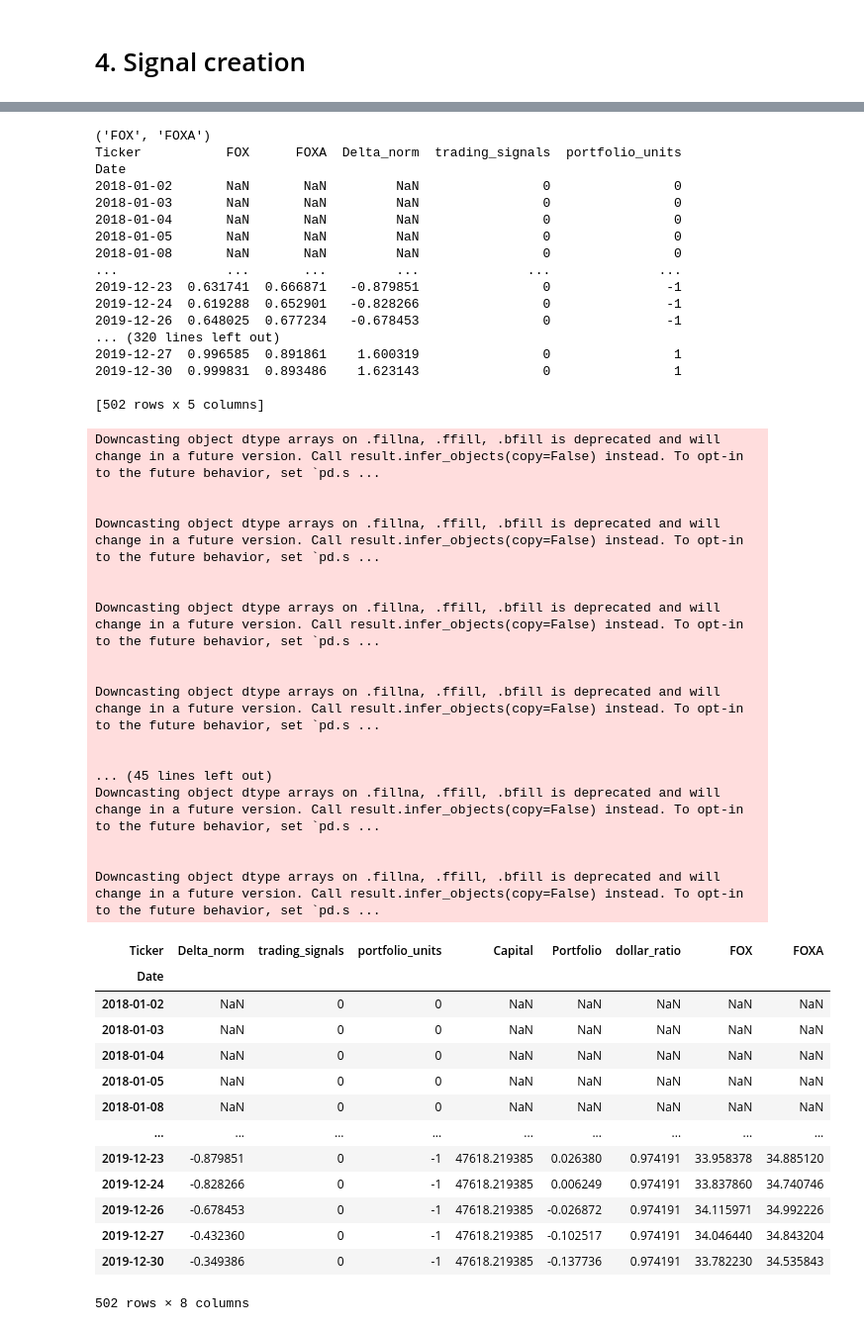
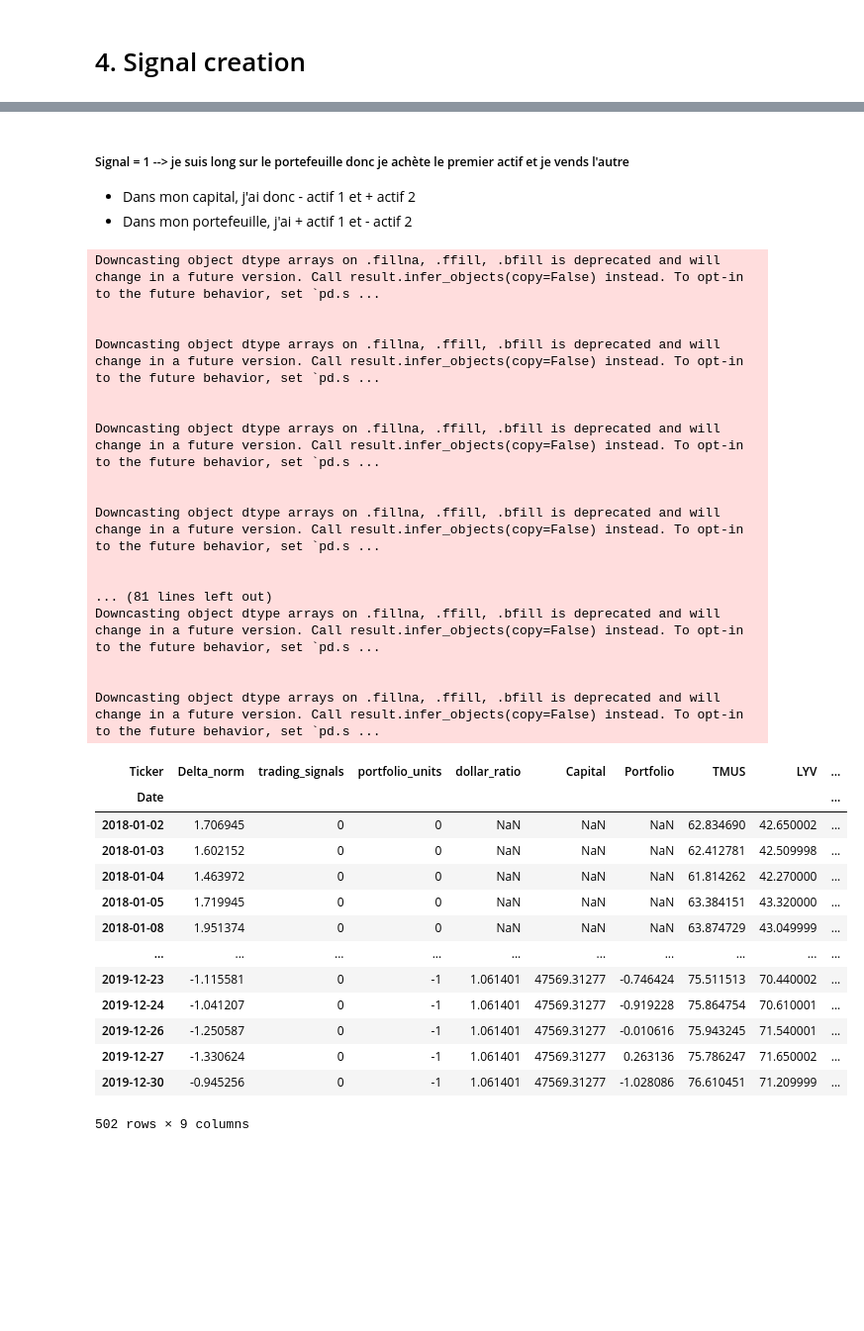
Before and after one commit to Antoinebattini/Pair_trading, a Jupyter notebook: Pair_Trading_Strategy_1.ipynb, the cells around one changed output, grey strips where cells are left out. Shown at 99% size. Saved outputs shown, nothing was run; the diff lists cells and outputs as text; code cells hidden in the pictures; blank space fills up the shorter version.

```diff
--- a/Pair_Trading_Strategy_1.ipynb
+++ b/Pair_Trading_Strategy_1.ipynb
@@ -240,5 +263,5 @@ try to test for the time of mean reversion and if the trade is not closed by twi
 # %%
-Capital = 1000000
+'''Capital = 1000000
 portfolio = {}
 for key,value in dataframes_dictionnary_norm.items():
     portfolio[key] = value
@@ -246,26 +269,14 @@ for key,value in dataframes_dictionnary_norm.items():
     #portfolio[key] = portfolio[key].drop(['Delta_norm','trading_signals'],axis=1)
     #portfolio[key]['Capital'] = Capital/len(dataframes_dictionnary_norm)
     #portfolio[key]['Capital'] = portfolio[key]['Capital']+portfolio[key]['trading_signals']*(-portfolio[key][key[0]]+portfolio[key][key[1]])
-    #portfolio[key]['Portfolio'] = portfolio[key]['portfolio_units']*(portfolio[key][key[0]]-portfolio[key][key[1]])
+    #portfolio[key]['Portfolio'] = portfolio[key]['portfolio_units']*(portfolio[key][key[0]]-portfolio[key][key[1]])'''
-# %% [output]
-('FOX', 'FOXA')
-Ticker           FOX      FOXA  Delta_norm  trading_signals  portfolio_units
-Date
-2018-01-02       NaN       NaN         NaN                0                0
-2018-01-03       NaN       NaN         NaN                0                0
-2018-01-04       NaN       NaN         NaN                0                0
-2018-01-05       NaN       NaN         NaN                0                0
-2018-01-08       NaN       NaN         NaN                0                0
-...              ...       ...         ...              ...              ...
-2019-12-23  0.631741  0.666871   -0.879851                0               -1
-2019-12-24  0.619288  0.652901   -0.828266                0               -1
-2019-12-26  0.648025  0.677234   -0.678453                0               -1
-... (320 lines left out)
-2019-12-27  0.996585  0.891861    1.600319                0                1
-2019-12-30  0.999831  0.893486    1.623143                0                1
-
-[502 rows x 5 columns]
+# %% [markdown]
+##### Signal = 1 --> je suis long sur le portefeuille donc je achète le premier actif et je vends l'autre
+- Dans mon capital, j'ai donc - actif 1 et + actif 2
+- Dans mon portefeuille, j'ai + actif 1 et - actif 2
 # %%
+'''window = 60
+stop_loss_threshold = 4
 
 for key,value in dataframes_dictionnary_raw.items():
     portfolio[key] = portfolio[key].drop([key[0],key[1]],axis=1)
@@ -276,7 +287,22 @@ for key,value in dataframes_dictionnary_raw.items():
     portfolio[key]['dollar_ratio'] = portfolio[key]['dollar_ratio'].ffill()
     portfolio[key]['Capital'] = Capital/len(dataframes_dictionnary_norm) + np.cumsum(portfolio[key]['trading_signals']*(-portfolio[key][key[0]]+portfolio[key]['dollar_ratio']*portfolio[key][key[1]]))
     portfolio[key]['Portfolio'] = portfolio[key]['portfolio_units']*(portfolio[key][key[0]]-portfolio[key]['dollar_ratio']*portfolio[key][key[1]])
-    portfolio[key] = portfolio[key].drop(['open_if_odd'],axis=1)
+    portfolio[key]['spread_mean'] = portfolio[key]['Delta_norm'].rolling(window=window).mean()
+    portfolio[key]['spread_std'] = portfolio[key]['Delta_norm'].rolling(window=window).std()
+    portfolio[key]['upper_stop'] = portfolio[key]['spread_mean'] + stop_loss_threshold * portfolio[key]['spread_std']
+    portfolio[key]['lower_stop'] = portfolio[key]['spread_mean'] - stop_loss_threshold * portfolio[key]['spread_std']
+    portfolio[key]['stop_loss'] = np.where(
+    ((portfolio[key]['Delta_norm'] > portfolio[key]['upper_stop']) & (portfolio[key]['portfolio_units'] != 0)) |
+    ((portfolio[key]['Delta_norm'] < portfolio[key]['lower_stop']) & (portfolio[key]['portfolio_units'] != 0)),
+    -portfolio[key]['portfolio_units'],0)
+    for i in range(len(portfolio[key]['stop_loss'])):
+        if portfolio[key].iloc[i]['stop_loss']!=0 :
+            for j in range(i+1,len(portfolio[key]['stop_loss'])):
+                if portfolio[key].iloc[j]['trading_signals']!=0 :
+                    portfolio[key].iloc[i]['trading_signals'] = portfolio[key].iloc[j]['trading_signals']
+                    portfolio[key].iloc[j]['trading_signals'] = 0
+    portfolio[key] = portfolio[key].drop(['open_if_odd','spread_mean','spread_std','upper_stop','lower_stop'],axis=1)
+'''
 # %% [output]
 Downcasting object dtype arrays on .fillna, .ffill, .bfill is deprecated and will change in a future version. Call result.infer_objects(copy=False) instead. To opt-in to the future behavior, set `pd.s ...
 
@@ -290,26 +316,26 @@ Downcasting object dtype arrays on .fillna, .ffill, .bfill is deprecated and wil
 Downcasting object dtype arrays on .fillna, .ffill, .bfill is deprecated and will change in a future version. Call result.infer_objects(copy=False) instead. To opt-in to the future behavior, set `pd.s ...
 
 
-... (45 lines left out)
+... (81 lines left out)
 Downcasting object dtype arrays on .fillna, .ffill, .bfill is deprecated and will change in a future version. Call result.infer_objects(copy=False) instead. To opt-in to the future behavior, set `pd.s ...
 
 
 Downcasting object dtype arrays on .fillna, .ffill, .bfill is deprecated and will change in a future version. Call result.infer_objects(copy=False) instead. To opt-in to the future behavior, set `pd.s ...
 # %%
-p1 = portfolio[('FOX','FOXA')]
+p1 = portfolio[('TMUS', 'LYV')]
 p1
 # %% [output]
-| Ticker | Delta_norm | trading_signals | portfolio_units | Capital | Portfolio | dollar_ratio | FOX | FOXA |
-| Date |  |  |  |  |  |  |  |  |
-| 2018-01-02 | NaN | 0 | 0 | NaN | NaN | NaN | NaN | NaN |
-| 2018-01-03 | NaN | 0 | 0 | NaN | NaN | NaN | NaN | NaN |
-| 2018-01-04 | NaN | 0 | 0 | NaN | NaN | NaN | NaN | NaN |
-| 2018-01-05 | NaN | 0 | 0 | NaN | NaN | NaN | NaN | NaN |
-| 2018-01-08 | NaN | 0 | 0 | NaN | NaN | NaN | NaN | NaN |
-| ... | ... | ... | ... | ... | ... | ... | ... | ... |
-| 2019-12-23 | -0.879851 | 0 | -1 | 47618.219385 | 0.026380 | 0.974191 | 33.958378 | 34.885120 |
-| 2019-12-24 | -0.828266 | 0 | -1 | 47618.219385 | 0.006249 | 0.974191 | 33.837860 | 34.740746 |
-| 2019-12-26 | -0.678453 | 0 | -1 | 47618.219385 | -0.026872 | 0.974191 | 34.115971 | 34.992226 |
-| 2019-12-27 | -0.432360 | 0 | -1 | 47618.219385 | -0.102517 | 0.974191 | 34.046440 | 34.843204 |
-| 2019-12-30 | -0.349386 | 0 | -1 | 47618.219385 | -0.137736 | 0.974191 | 33.782230 | 34.535843 |
+| Ticker | Delta_norm | trading_signals | portfolio_units | dollar_ratio | Capital | Portfolio | TMUS | LYV | ... |
+| Date |  |  |  |  |  |  |  |  | ... |
+| 2018-01-02 | 1.706945 | 0 | 0 | NaN | NaN | NaN | 62.834690 | 42.650002 | ... |
+| 2018-01-03 | 1.602152 | 0 | 0 | NaN | NaN | NaN | 62.412781 | 42.509998 | ... |
+| 2018-01-04 | 1.463972 | 0 | 0 | NaN | NaN | NaN | 61.814262 | 42.270000 | ... |
+| 2018-01-05 | 1.719945 | 0 | 0 | NaN | NaN | NaN | 63.384151 | 43.320000 | ... |
+| 2018-01-08 | 1.951374 | 0 | 0 | NaN | NaN | NaN | 63.874729 | 43.049999 | ... |
+| ... | ... | ... | ... | ... | ... | ... | ... | ... | ... |
+| 2019-12-23 | -1.115581 | 0 | -1 | 1.061401 | 47569.31277 | -0.746424 | 75.511513 | 70.440002 | ... |
+| 2019-12-24 | -1.041207 | 0 | -1 | 1.061401 | 47569.31277 | -0.919228 | 75.864754 | 70.610001 | ... |
+| 2019-12-26 | -1.250587 | 0 | -1 | 1.061401 | 47569.31277 | -0.010616 | 75.943245 | 71.540001 | ... |
+| 2019-12-27 | -1.330624 | 0 | -1 | 1.061401 | 47569.31277 | 0.263136 | 75.786247 | 71.650002 | ... |
+| 2019-12-30 | -0.945256 | 0 | -1 | 1.061401 | 47569.31277 | -1.028086 | 76.610451 | 71.209999 | ... |
-502 rows × 8 columns
+502 rows × 9 columns
```
Also changed, not shown: parts of 7 cells of this notebook, 1 other file.
